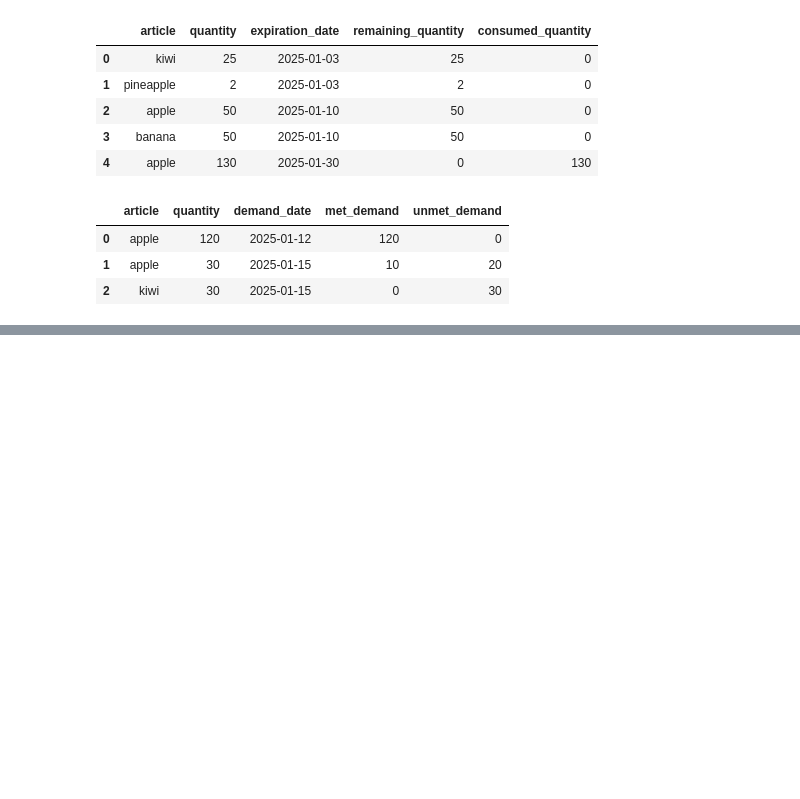
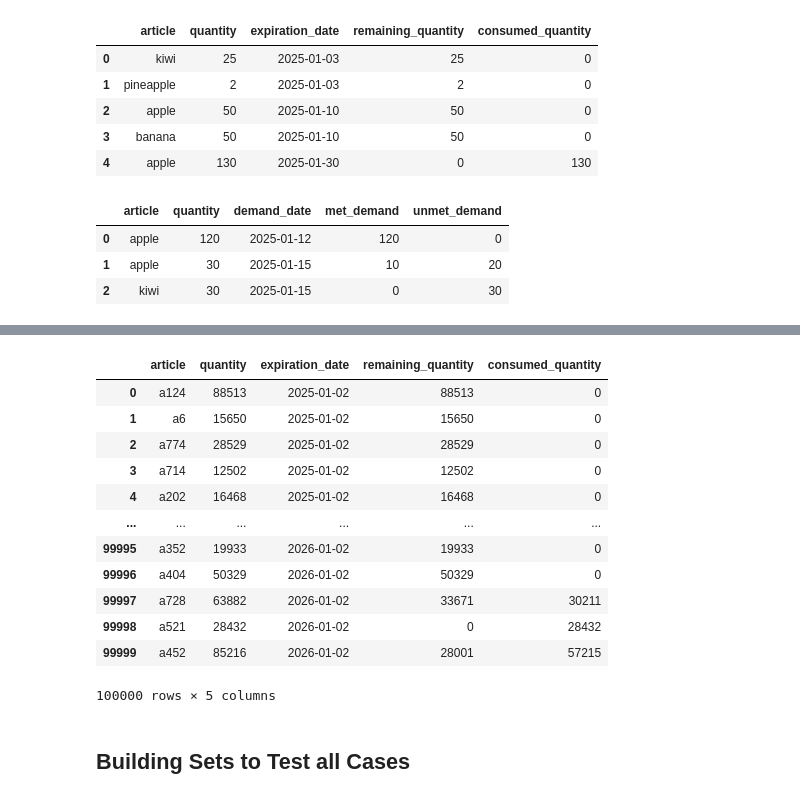
Before and after one commit to werderame/Moon, a Jupyter notebook: FEFO_Mastery/fefo_building_steps.ipynb, the cells around one changed output, grey strips where cells are left out. Saved outputs shown, nothing was run; the diff lists cells and outputs as text; code cells hidden in the pictures; blank space fills up the shorter version.

```diff
--- a/FEFO_Mastery/fefo_building_steps.ipynb
+++ b/FEFO_Mastery/fefo_building_steps.ipynb
@@ -362,0 +359,19 @@ display(demand_calc)
+# %%
+# run the second model
+fefo_calc_slo(random_demand, random_inventory) # 100K inventory and 50K demand lines -> 4 minutes and 28 seconds
+# %% [output]
+|  | article | quantity | expiration_date | remaining_quantity | consumed_quantity |
+| 0 | a124 | 88513 | 2025-01-02 | 88513 | 0 |
+| 1 | a6 | 15650 | 2025-01-02 | 15650 | 0 |
+| 2 | a774 | 28529 | 2025-01-02 | 28529 | 0 |
+| 3 | a714 | 12502 | 2025-01-02 | 12502 | 0 |
+| 4 | a202 | 16468 | 2025-01-02 | 16468 | 0 |
+| ... | ... | ... | ... | ... | ... |
+| 99995 | a352 | 19933 | 2026-01-02 | 19933 | 0 |
+| 99996 | a404 | 50329 | 2026-01-02 | 50329 | 0 |
+| 99997 | a728 | 63882 | 2026-01-02 | 33671 | 30211 |
+| 99998 | a521 | 28432 | 2026-01-02 | 0 | 28432 |
+| 99999 | a452 | 85216 | 2026-01-02 | 28001 | 57215 |
+100000 rows × 5 columns
+# %% [markdown]
+## Building Sets to Test all Cases
```
Also changed, not shown: parts of 17 cells of this notebook, 2 other files.
